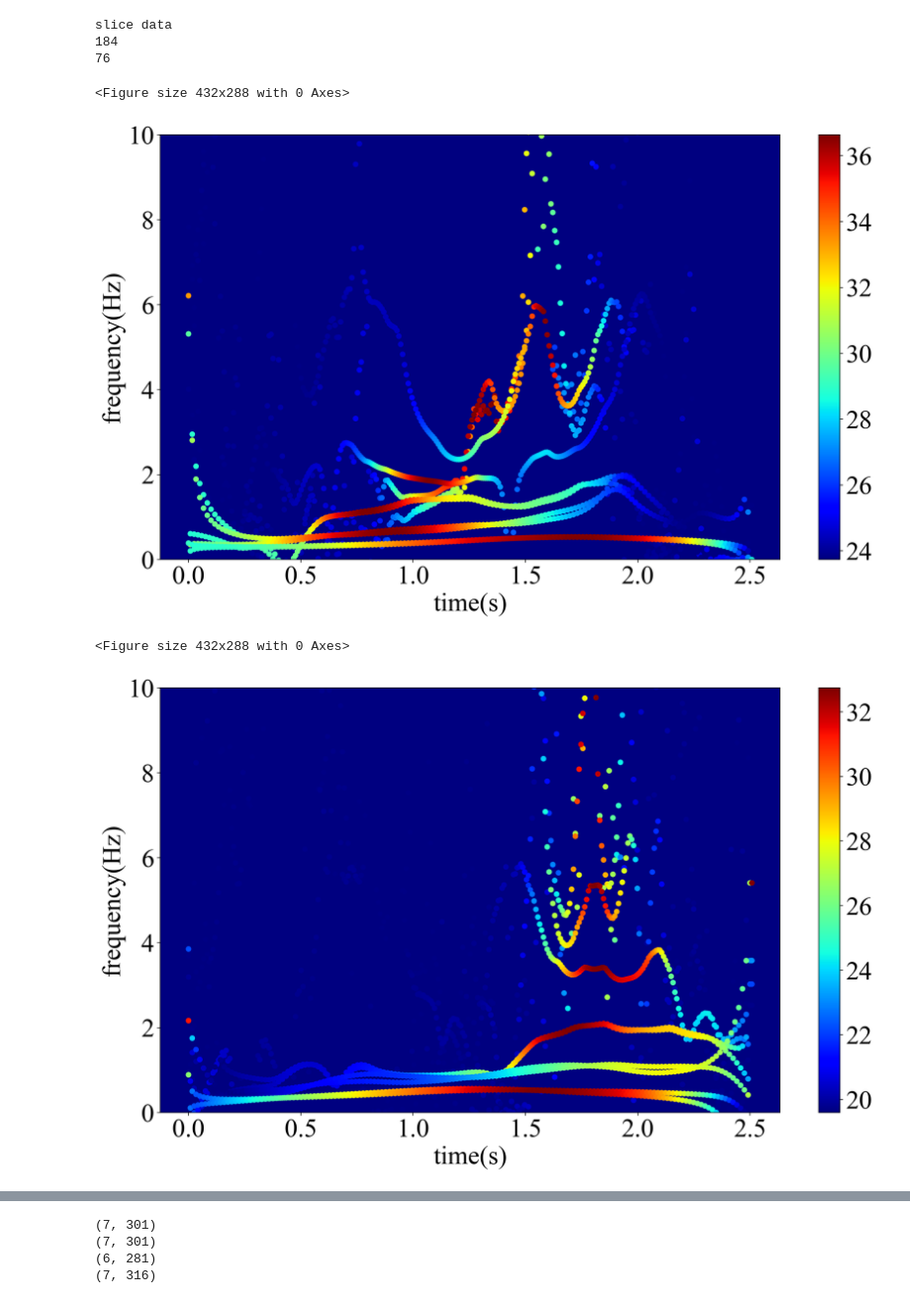
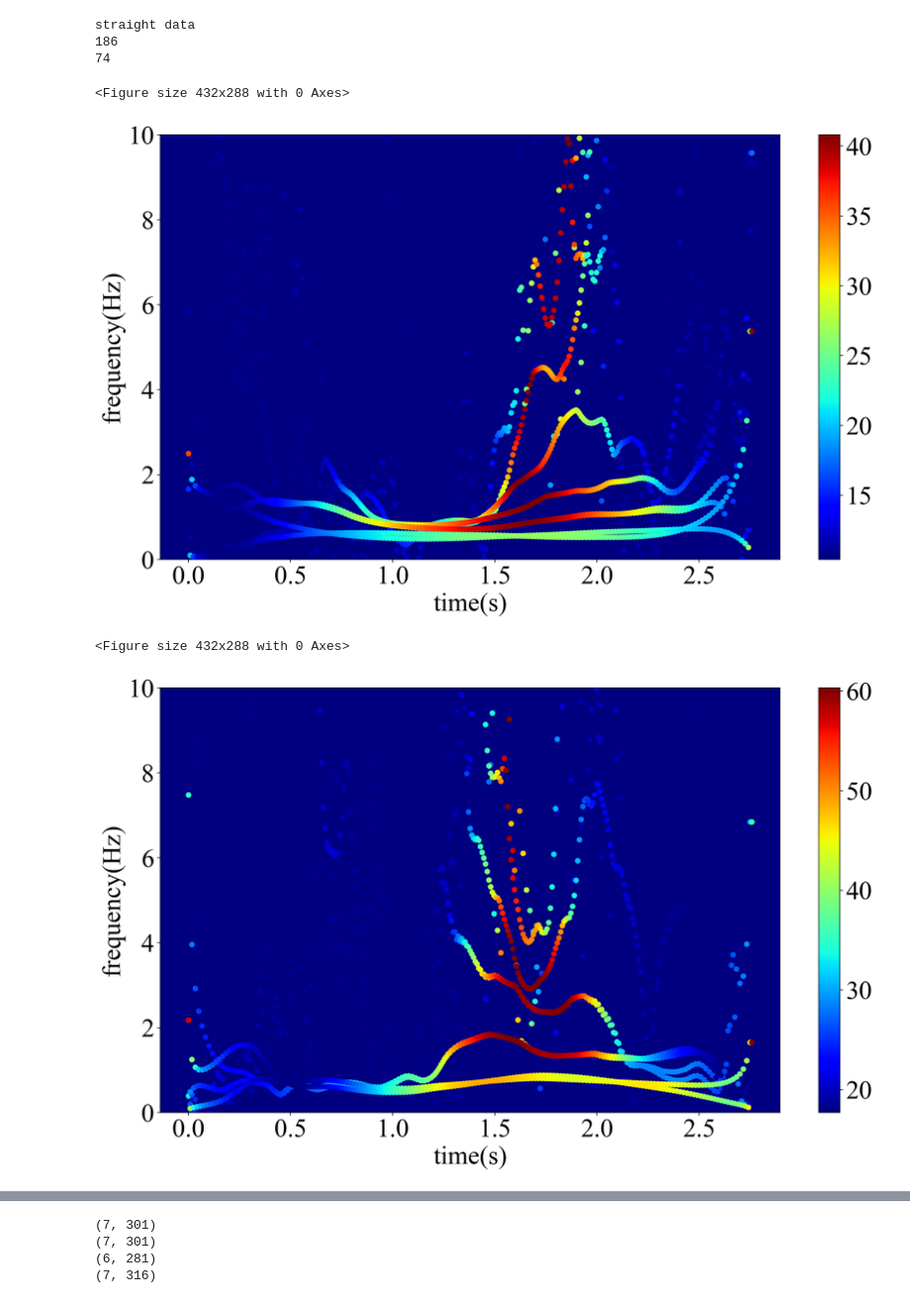
Before and after one commit to chudai8141/golf2, a Jupyter notebook: GolfMEMD/hht_calculation.ipynb, the cells around one changed output, grey strips where cells are left out. Shown at 99% size. Cells and saved outputs as stored; diff of their text form; code cells hidden in the pictures.

```diff
--- a/GolfMEMD/hht_calculation.ipynb
+++ b/GolfMEMD/hht_calculation.ipynb
@@ -17,7 +17,7 @@ joint_name = 'left_fore_arm'
 
 # setting impact frame
 # slice data
-#'''
+'''
 select_data = 'slice data'
 first_impact = 184
 second_impact = 213
@@ -49,18 +49,18 @@ follor_throught = 260 - min_frame
 
 print(follor_throught)
 # %% [output]
-slice data
-184
-76
+straight data
+186
+74
 # %%
 # first straight data
 # or
 # first slice data
-# data_path = '../data/1111/straight_data/straight_1_Take_001.bvh'
-data_path = '../data/1111/slice_data/slice_1_Take_001.bvh'
+data_path = '../data/1111/straight_data/straight_1_Take_001.bvh'
+# data_path = '../data/1111/slice_data/slice_1_Take_001.bvh'
 
 data, fs, text = bvh.bvhreader(data_path)
-data = bvh.errc(data, 3, 6)
+data = bvh.errc(data, set_joint, set_joint+3)
 dt = float(fs)
 imf = memd(data)
 
@@ -93,44 +93,44 @@ freq_mean = np.mean(freq_all, axis=0)
 amp_norm = LA.norm(amp_all, axis=0)
 # amp_mean = (amp_norm - np.min(amp_norm)) / (np.max(amp_norm) - np.min(amp_norm))
 
 # Number of decomposition
 Nod = freq_mean.shape[0]
 
 # frame
 frame = freq_mean.shape[1]
 
 # setting spectrum time
 spectrum_time = np.zeros((Nod, frame))
 for n in range(Nod):
     spectrum_time[n, :] = np.linspace(0, dt*frame, frame)
 
 # spectrogram plot
 plt.clf()
 plt.figure(dpi = 200, figsize=(16, 9))
 plt.rcParams['font.family'] = 'Times new Roman'
 plt.rcParams['font.size'] = 30
 for n in range(Nod):
     plt.scatter(spectrum_time[n, :], freq_mean[n, :], s = 30, c=amp_norm[n, :frame], cmap='jet')
 ax = plt.gca()
 ax.set_facecolor([0.0, 0.0, 0.5])
 plt.ylim(0, 10)
 plt.xlabel('time(s)')
 plt.ylabel('frequency(Hz)')
 plt.colorbar()
 plt.show()
 # %% [output]
 <Figure size 432x288 with 0 Axes>
-[figure, old version]
+[figure, new version]
 # %%
 first_freq_data = freq_mean.copy()
 first_amp_data = amp_norm.copy()
 # %%
 # secont straight data
-# data_path = '../data/1111/straight_data/straight_2_Take_001.bvh'
-data_path = '../data/1111/slice_data/slice_2_Take_001.bvh'
+data_path = '../data/1111/straight_data/straight_2_Take_001.bvh'
+# data_path = '../data/1111/slice_data/slice_2_Take_001.bvh'
 
 data, fs, text = bvh.bvhreader(data_path)
-data = bvh.errc(data, 3, 6)
+data = bvh.errc(data, set_joint, set_joint+3)
 dt = float(fs)
 imf = memd(data)
 
@@ -190,7 +190,7 @@ plt.colorbar()
 plt.show()
 # %% [output]
 <Figure size 432x288 with 0 Axes>
-[figure, old version]
+[figure, new version]
 # %%
 second_freq_data = freq_mean.copy()
 second_amp_data = amp_norm.copy()
```
Also changed, not shown: parts of 2 cells of this notebook.
